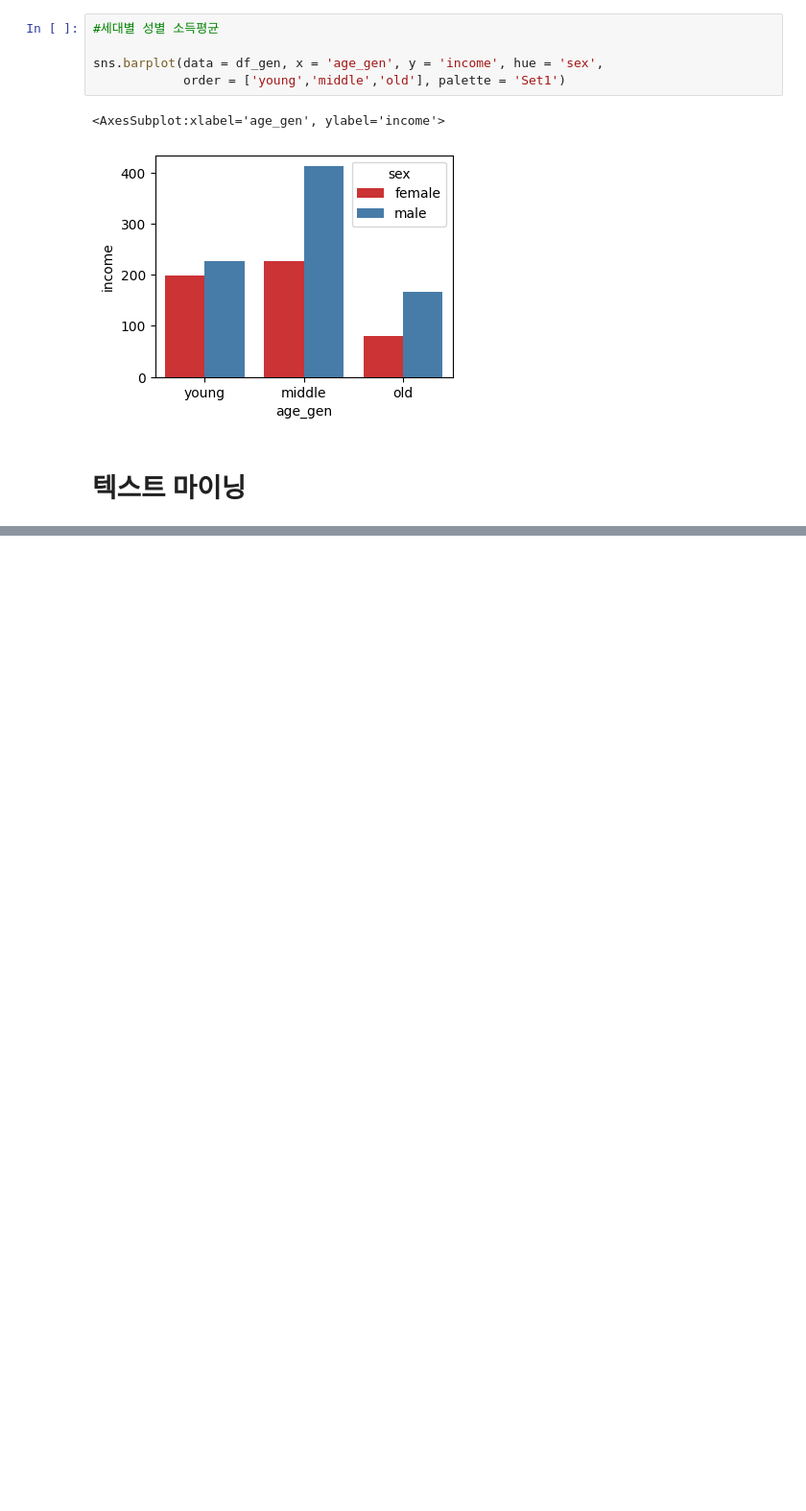
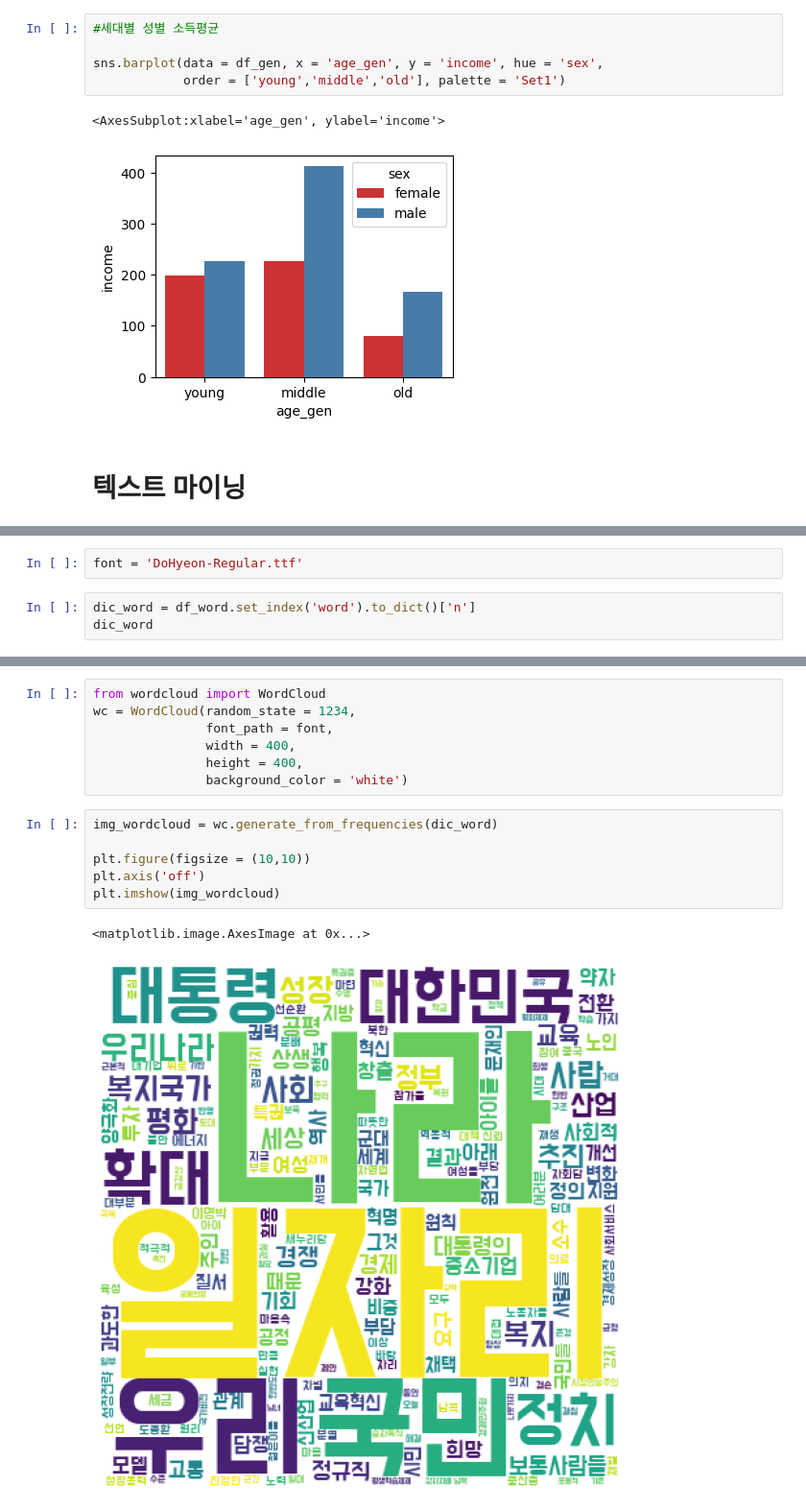
Before and after one commit to zzwony/Start_0920, a Jupyter notebook: 파이썬 창고/9.22.ipynb, the cells around one changed output, grey strips where cells are left out. Shown at 96% size. Drawn from its saved outputs; the diff is of its cells as text; blank space fills up the shorter version.

```diff
--- a/파이썬 창고/9.22.ipynb
+++ b/파이썬 창고/9.22.ipynb
@@ -872,0 +852,5 @@ plt.imshow(img)
+# %%
+font = 'DoHyeon-Regular.ttf'
+# %%
+dic_word = df_word.set_index('word').to_dict()['n']
+dic_word
@@ -872,0 +875,16 @@ plt.imshow(img)
+# %%
+from wordcloud import WordCloud
+wc = WordCloud(random_state = 1234,
+               font_path = font,
+               width = 400,
+               height = 400,
+               background_color = 'white')
+# %%
+img_wordcloud = wc.generate_from_frequencies(dic_word)
+
+plt.figure(figsize = (10,10))
+plt.axis('off')
+plt.imshow(img_wordcloud)
+# %% [output]
+<matplotlib.image.AxesImage at 0x...>
+[figure, added]
```
Also changed, not shown: parts of 40 cells of this notebook.
